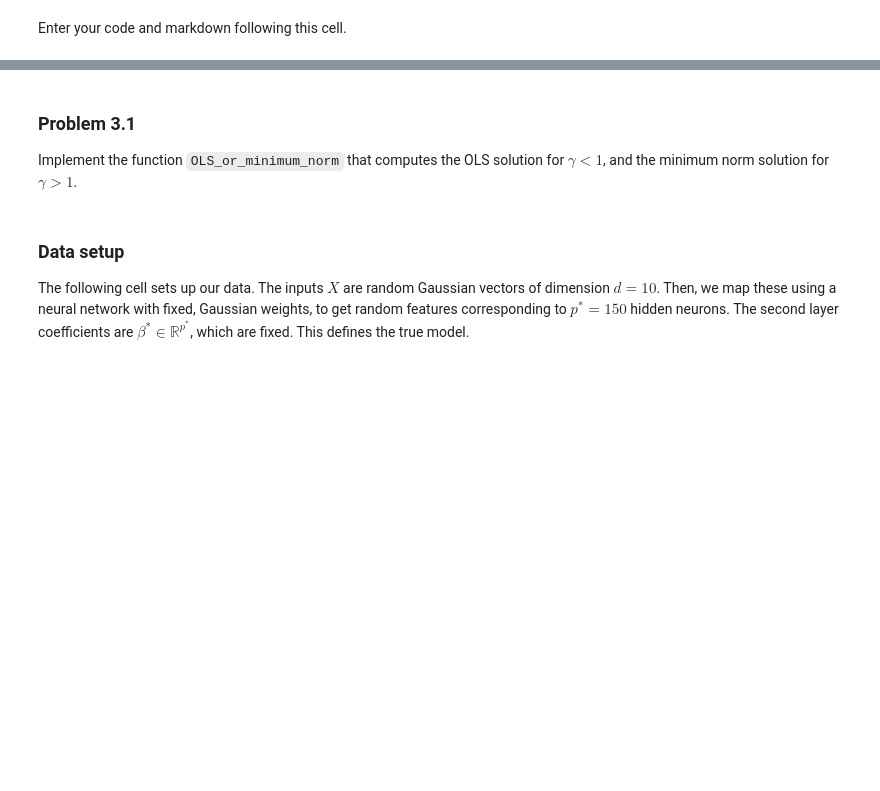
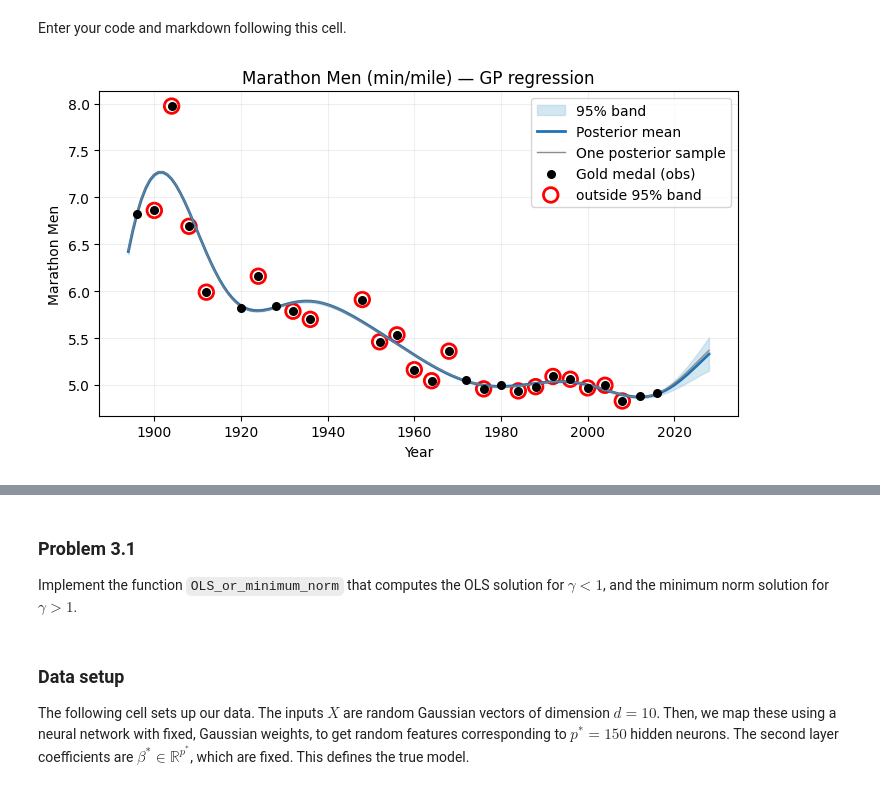
Before and after one commit to wangyf1125/SDS6650, a Jupyter notebook: assignments/assn2/assn2.ipynb, the cells around one changed output, grey strips where cells are left out. Saved outputs shown, nothing was run; the diff lists cells and outputs as text; code cells hidden in the pictures; blank space fills up the shorter version.

```diff
--- a/assignments/assn2/assn2.ipynb
+++ b/assignments/assn2/assn2.ipynb
@@ -1052,0 +1466,16 @@ Enter your code and markdown following this cell.
+# %%
+# Marathon sanity check (men's)
+marathon = dat[(dat['Event']=='Marathon Men') & (dat['Medal']=='G')].sort_values('Year')
+year_m = np.array(marathon['Year'])
+mpm = np.array([minutes_per_mile_from_hms_str(s) for s in marathon['Result']])
+
+x0 = year_m.mean()
+kernel_m = k_sum(k_rbf(length=20.0, var=0.15), k_linear(var=1e-6, c=x0))
+mean_m   = mean_linear(a=mpm.mean(), b=(mpm[-1]-mpm[0])/(year_m[-1]-year_m[0]+1e-6), x0=x0)
+noise_m2 = 0.01**2
+
+gp_olympic_event(year_m, mpm, kernel_m, mean_m, noise_m2,
+                 event_name="Marathon Men (min/mile)",
+                 future_years=12)
+# %% [output]
+[figure, added]
```
Also changed, not shown: parts of 13 cells of this notebook.
